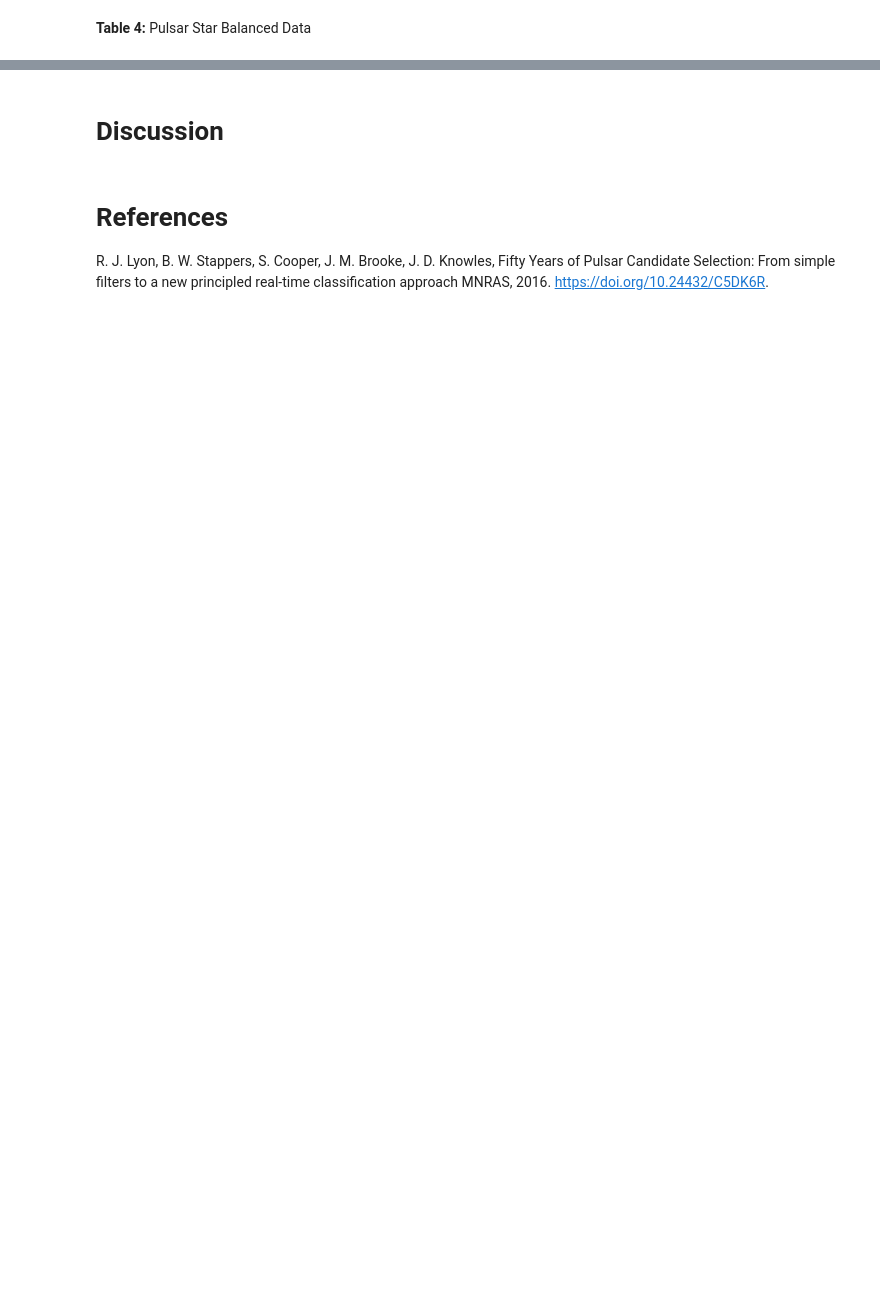
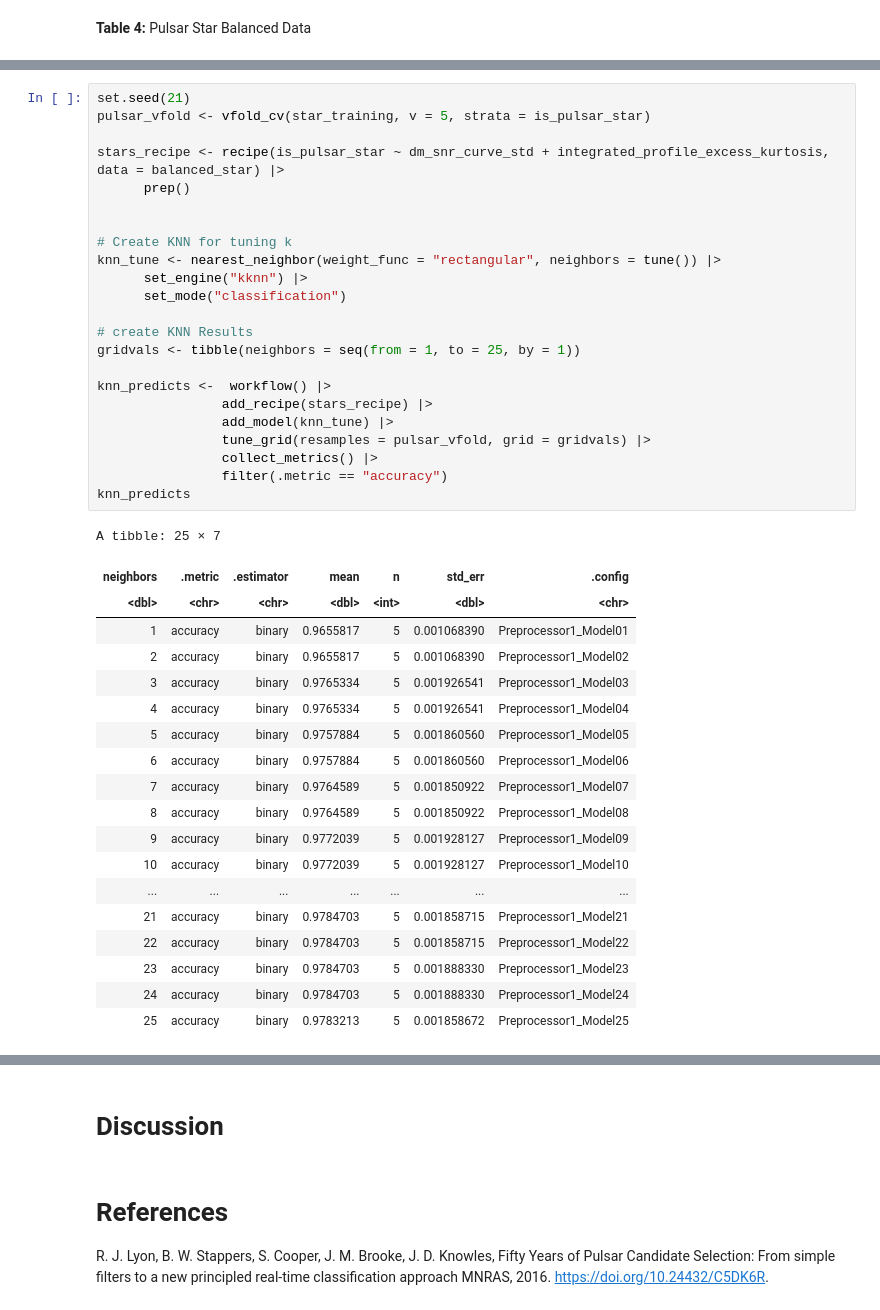
Before and after one commit to kocial/dsci-100-2023w2-group-35, a Jupyter notebook: Report.ipynb, the cells around one changed output, grey strips where cells are left out. Cells and saved outputs as stored; diff of their text form; blank space fills up the shorter version.

```diff
--- a/Report.ipynb
+++ b/Report.ipynb
@@ -176,0 +202,43 @@ grid.arrange(integrated_profile_mean_graph,
+# %%
+set.seed(21)
+pulsar_vfold <- vfold_cv(star_training, v = 5, strata = is_pulsar_star)
+
+stars_recipe <- recipe(is_pulsar_star ~ dm_snr_curve_std + integrated_profile_excess_kurtosis, data = balanced_star) |>
+      prep()
+
+
+# Create KNN for tuning k
+knn_tune <- nearest_neighbor(weight_func = "rectangular", neighbors = tune()) |>
+      set_engine("kknn") |>
+      set_mode("classification")
+
+# create KNN Results
+gridvals <- tibble(neighbors = seq(from = 1, to = 25, by = 1))
+
+knn_predicts <-  workflow() |>
+                add_recipe(stars_recipe) |>
+                add_model(knn_tune) |>
+                tune_grid(resamples = pulsar_vfold, grid = gridvals) |>
+                collect_metrics() |>
+                filter(.metric == "accuracy")
+knn_predicts
+# %% [output]
+A tibble: 25 × 7
+| neighbors | .metric | .estimator | mean | n | std_err | .config |
+| <dbl> | <chr> | <chr> | <dbl> | <int> | <dbl> | <chr> |
+| 1 | accuracy | binary | 0.9655817 | 5 | 0.001068390 | Preprocessor1_Model01 |
+| 2 | accuracy | binary | 0.9655817 | 5 | 0.001068390 | Preprocessor1_Model02 |
+| 3 | accuracy | binary | 0.9765334 | 5 | 0.001926541 | Preprocessor1_Model03 |
+| 4 | accuracy | binary | 0.9765334 | 5 | 0.001926541 | Preprocessor1_Model04 |
+| 5 | accuracy | binary | 0.9757884 | 5 | 0.001860560 | Preprocessor1_Model05 |
+| 6 | accuracy | binary | 0.9757884 | 5 | 0.001860560 | Preprocessor1_Model06 |
+| 7 | accuracy | binary | 0.9764589 | 5 | 0.001850922 | Preprocessor1_Model07 |
+| 8 | accuracy | binary | 0.9764589 | 5 | 0.001850922 | Preprocessor1_Model08 |
+| 9 | accuracy | binary | 0.9772039 | 5 | 0.001928127 | Preprocessor1_Model09 |
+| 10 | accuracy | binary | 0.9772039 | 5 | 0.001928127 | Preprocessor1_Model10 |
+| ... | ... | ... | ... | ... | ... | ... |
+| 21 | accuracy | binary | 0.9784703 | 5 | 0.001858715 | Preprocessor1_Model21 |
+| 22 | accuracy | binary | 0.9784703 | 5 | 0.001858715 | Preprocessor1_Model22 |
+| 23 | accuracy | binary | 0.9784703 | 5 | 0.001888330 | Preprocessor1_Model23 |
+| 24 | accuracy | binary | 0.9784703 | 5 | 0.001888330 | Preprocessor1_Model24 |
+| 25 | accuracy | binary | 0.9783213 | 5 | 0.001858672 | Preprocessor1_Model25 |
```
Also changed, not shown: parts of 14 cells of this notebook.
